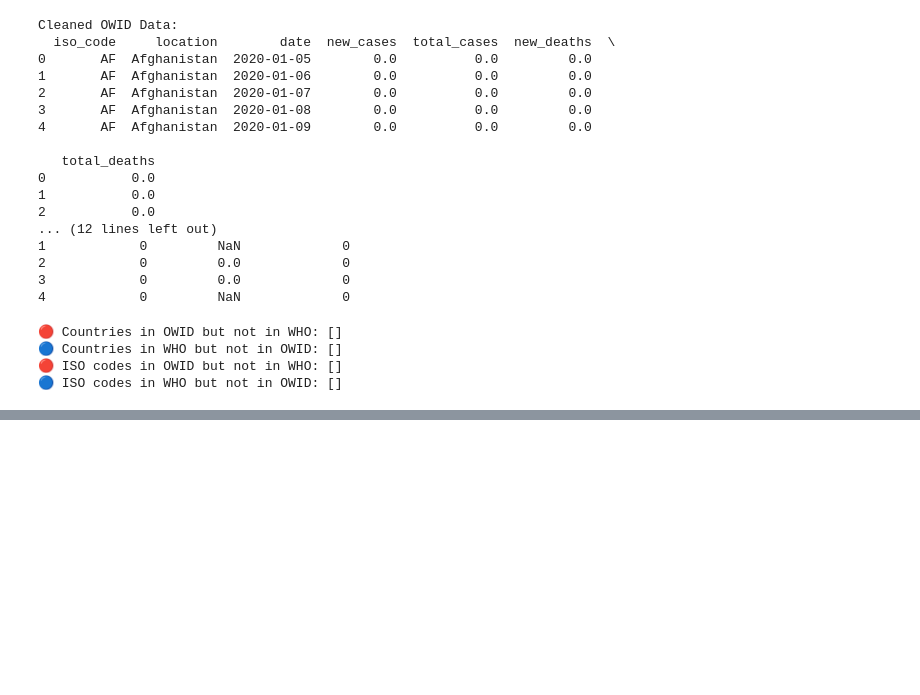
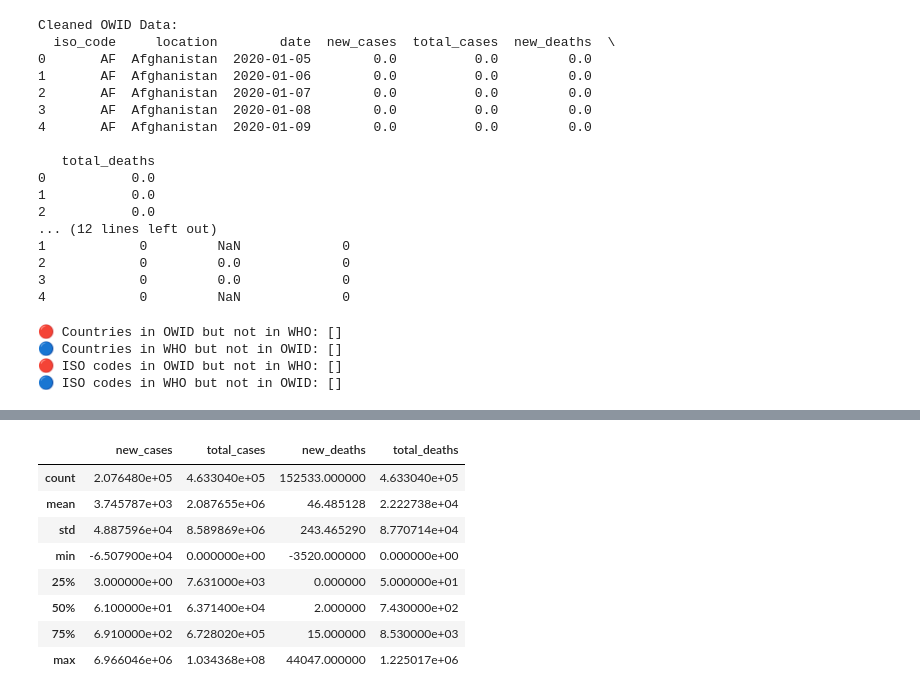
Before and after one commit to yeadkhail/ML_Project_CSE_4621, a Jupyter notebook: cleaning_process_of_datasets.ipynb, the cells around one changed output, grey strips where cells are left out. Saved outputs shown, nothing was run; the diff lists cells and outputs as text; code cells hidden in the pictures; blank space fills up the shorter version.

```diff
--- a/cleaning_process_of_datasets.ipynb
+++ b/cleaning_process_of_datasets.ipynb
@@ -241,0 +254,12 @@ who_sel.to_csv("cleaned_who_data.csv", index=False)
+# %%
+who_sel_cleaned.describe()
+# %% [output]
+|  | new_cases | total_cases | new_deaths | total_deaths |
+| count | 2.076480e+05 | 4.633040e+05 | 152533.000000 | 4.633040e+05 |
+| mean | 3.745787e+03 | 2.087655e+06 | 46.485128 | 2.222738e+04 |
+| std | 4.887596e+04 | 8.589869e+06 | 243.465290 | 8.770714e+04 |
+| min | -6.507900e+04 | 0.000000e+00 | -3520.000000 | 0.000000e+00 |
+| 25% | 3.000000e+00 | 7.631000e+03 | 0.000000 | 5.000000e+01 |
+| 50% | 6.100000e+01 | 6.371400e+04 | 2.000000 | 7.430000e+02 |
+| 75% | 6.910000e+02 | 6.728020e+05 | 15.000000 | 8.530000e+03 |
+| max | 6.966046e+06 | 1.034368e+08 | 44047.000000 | 1.225017e+06 |
```
Also changed, not shown: parts of 6 cells of this notebook, 3 other files.
